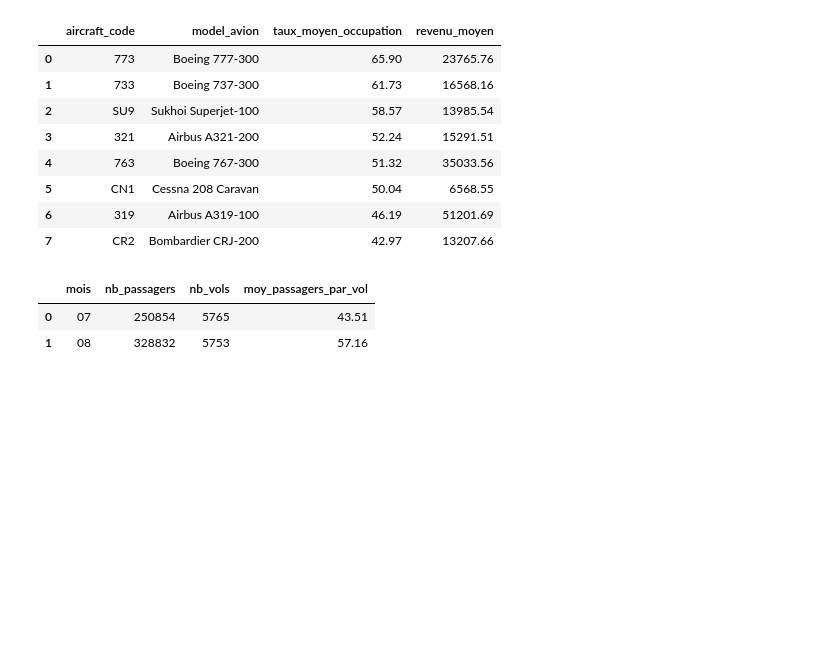
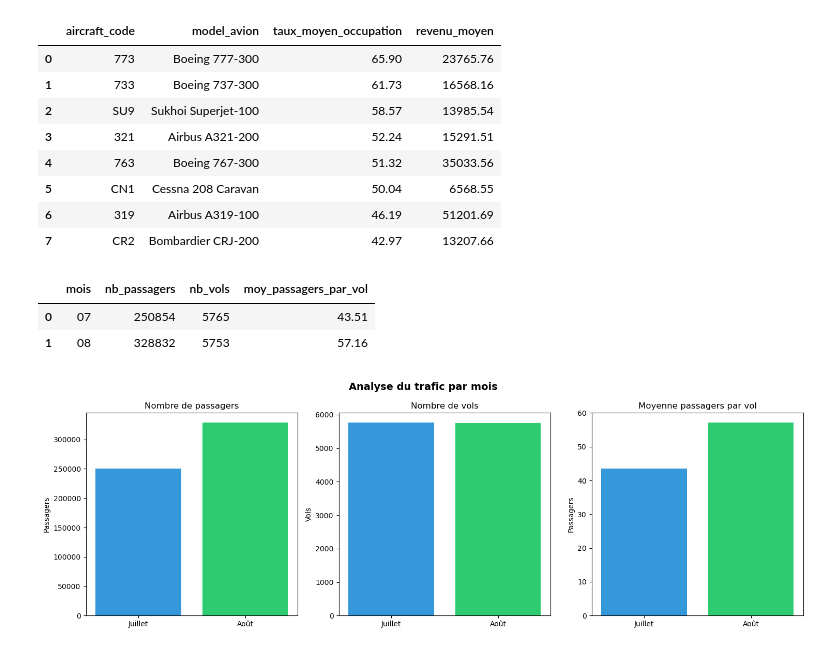
Before and after one commit to bengalybakary225/Analyse-des-donn-es-avec-Sql, a Jupyter notebook: Untitled.ipynb, the cells around one changed output. Drawn from its saved outputs; the diff is of its cells as text; code cells hidden in the pictures; blank space fills up the shorter version.

Commit message:
feat: graphiques analyse du trafic par mois

```diff
--- a/Untitled.ipynb
+++ b/Untitled.ipynb
@@ -216,3 +218,33 @@ ORDER BY mois
 |  | mois | nb_passagers | nb_vols | moy_passagers_par_vol |
 | 0 | 07 | 250854 | 5765 | 43.51 |
 | 1 | 08 | 328832 | 5753 | 57.16 |
+# %%
+
+mois = ['Juillet', 'Août']
+nb_passagers = [250854, 328832]
+nb_vols = [5765, 5753]
+moy_par_vol = [43.51, 57.16]
+
+# Création du graphique
+fig, axes = plt.subplots(1, 3, figsize=(15, 5))
+fig.suptitle("Analyse du trafic par mois", fontsize=14, fontweight='bold')
+
+# Graphique 1 — Passagers
+axes[0].bar(mois, nb_passagers, color=['#3498db', '#2ecc71'])
+axes[0].set_title("Nombre de passagers")
+axes[0].set_ylabel("Passagers")
+
+# Graphique 2 — Vols
+axes[1].bar(mois, nb_vols, color=['#3498db', '#2ecc71'])
+axes[1].set_title("Nombre de vols")
+axes[1].set_ylabel("Vols")
+
+# Graphique 3 — Moyenne passagers par vol
+axes[2].bar(mois, moy_par_vol, color=['#3498db', '#2ecc71'])
+axes[2].set_title("Moyenne passagers par vol")
+axes[2].set_ylabel("Passagers")
+
+plt.tight_layout()
+plt.show()
+# %% [output]
+[figure, added]
```
Also changed, not shown: parts of 1 cell of this notebook.
